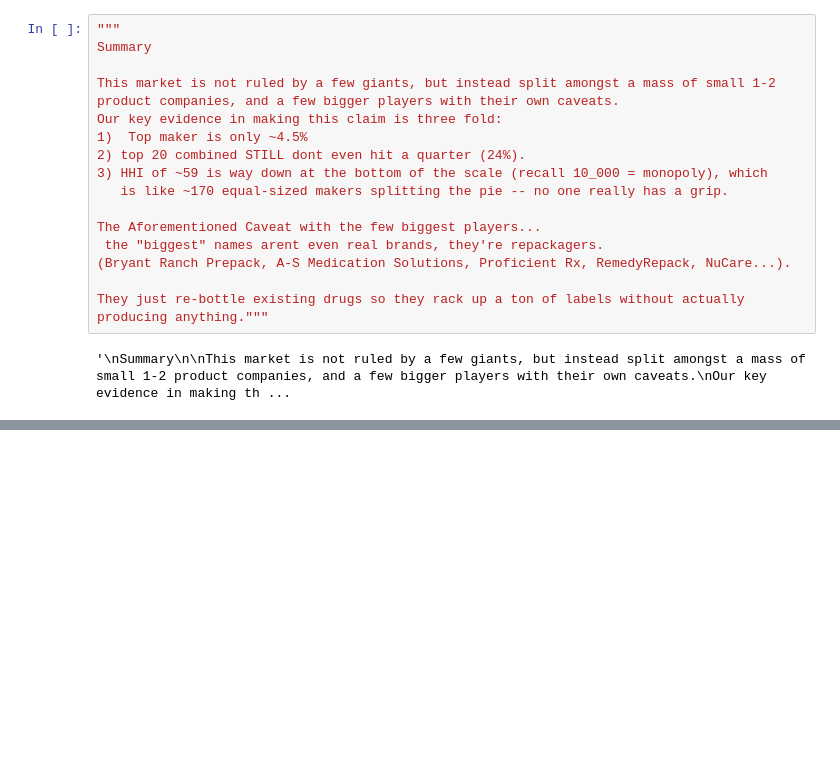
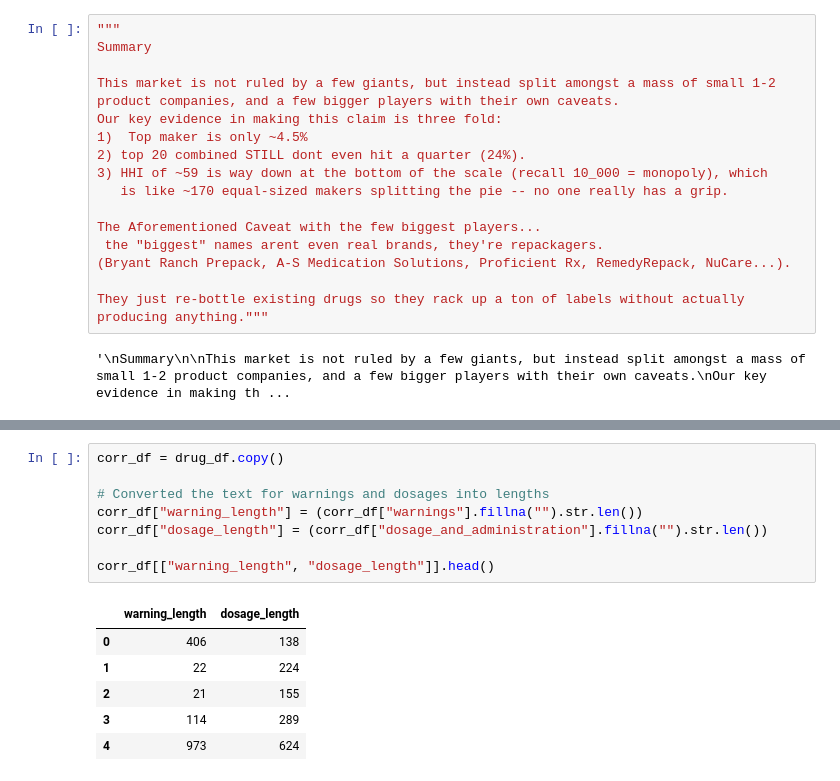
Before and after one commit to RSTEIN2525/cmsc-320-group-project, a Jupyter notebook: notebook.ipynb, the cells around one changed output, grey strips where cells are left out. Cells and saved outputs as stored; diff of their text form; blank space fills up the shorter version.

```diff
--- a/notebook.ipynb
+++ b/notebook.ipynb
@@ -669,0 +719,15 @@ They just re-bottle existing drugs so they rack up a ton of labels without actua
+# %%
+corr_df = drug_df.copy()
+
+# Converted the text for warnings and dosages into lengths
+corr_df["warning_length"] = (corr_df["warnings"].fillna("").str.len())
+corr_df["dosage_length"] = (corr_df["dosage_and_administration"].fillna("").str.len())
+
+corr_df[["warning_length", "dosage_length"]].head()
+# %% [output]
+|  | warning_length | dosage_length |
+| 0 | 406 | 138 |
+| 1 | 22 | 224 |
+| 2 | 21 | 155 |
+| 3 | 114 | 289 |
+| 4 | 973 | 624 |
```
Also changed, not shown: parts of 31 cells of this notebook.
